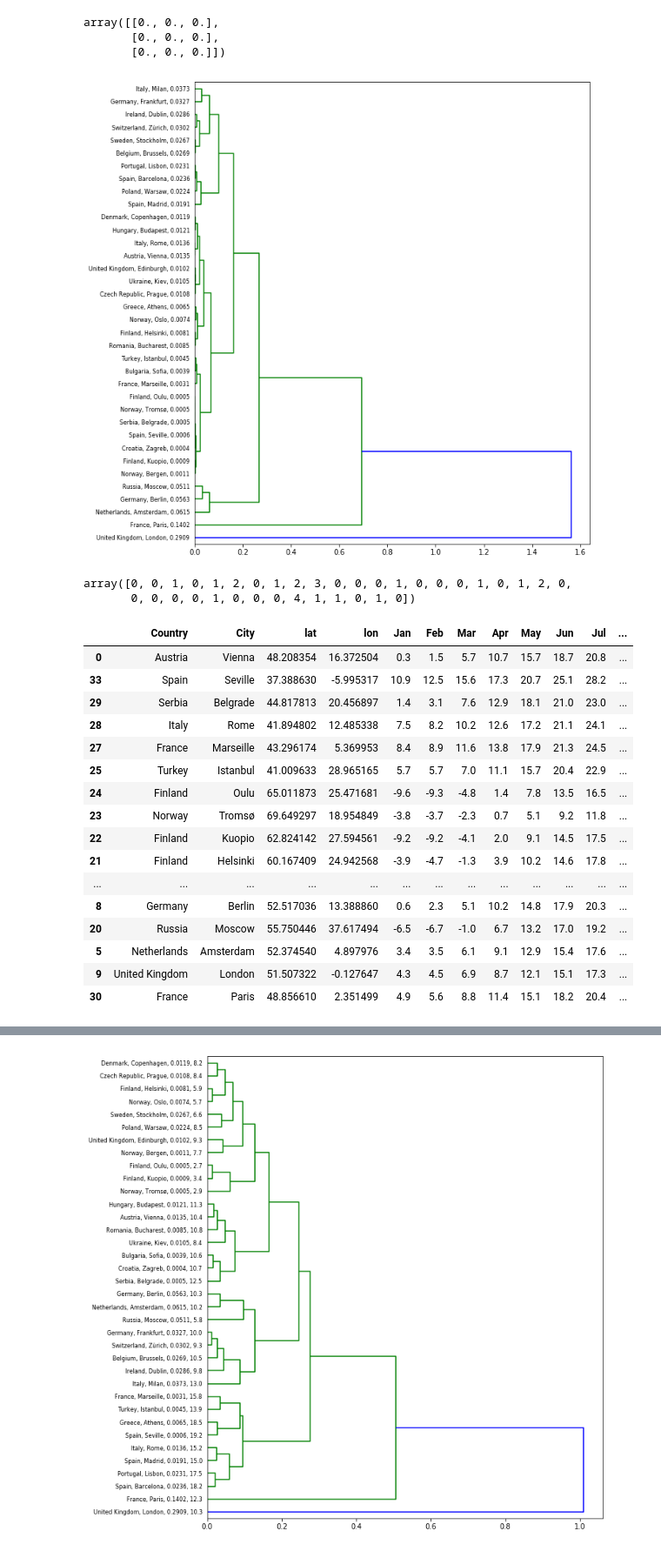
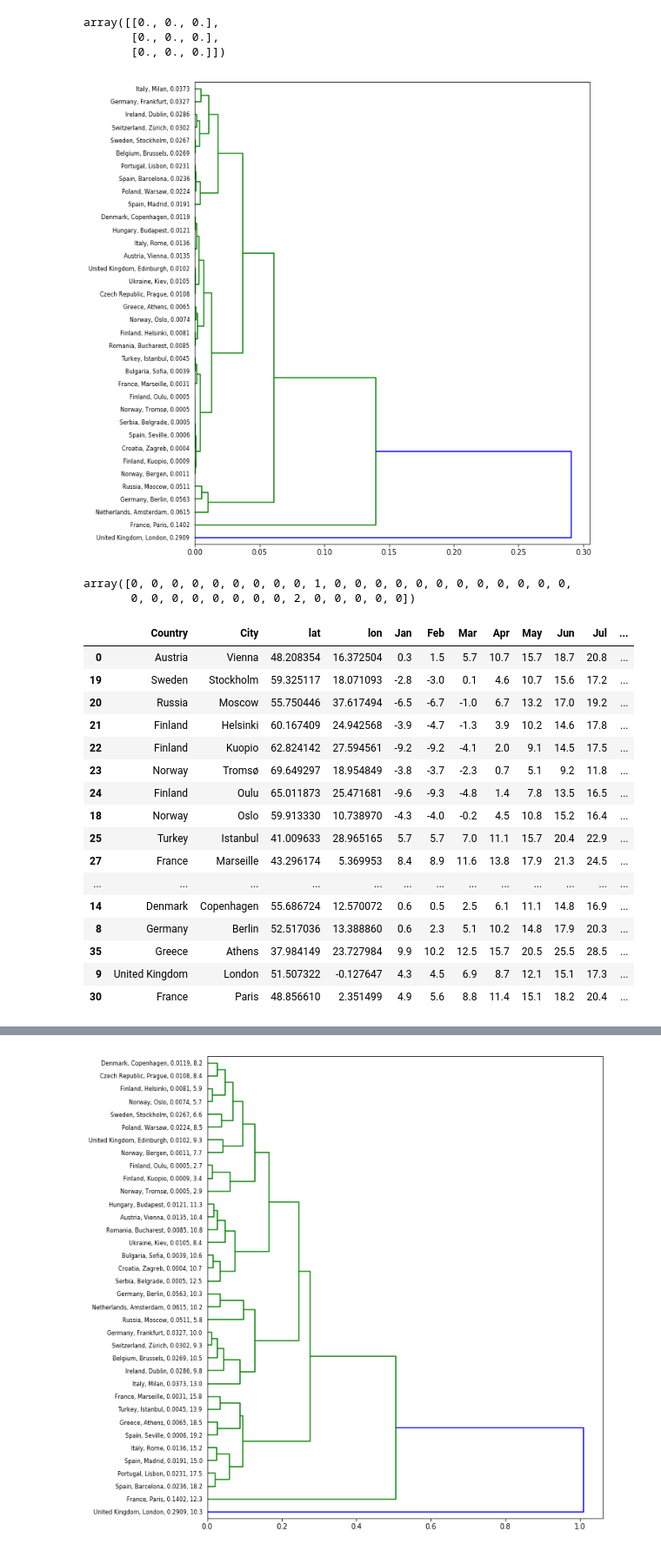
Before and after one commit to rareal/Coursera_Capstone, a Jupyter notebook: Final_project_tests.ipynb, the cells around one changed output, grey strips where cells are left out. Shown at 87% size. Cells and saved outputs as stored; diff of their text form; code cells hidden in the pictures.

```diff
--- a/Final_project_tests.ipynb
+++ b/Final_project_tests.ipynb
@@ -506,46 +510,46 @@ array([[0., 0., 0.],
 # %%
 # labels = ttable.City.values
 df = tllj_table2
 labels = ['{}, {}, {:.4f}'.format(df.Country[i],df.City[i],df.job_index[i]) for i in range(len(df.City.values))]
 x = tllj_table2.iloc[:,-1].values
 # data is already normalized
 # x = StandardScaler().fit_transform(x)
 
 dx = pdist(x.reshape(len(x),1))  # pdist needs a 2D array, so I need to reshape the 1D array to a nested like [[1],[2],[3]]
 #dx = pdist(x,wminkowski,2,[1,1,0.1])
-cdx = squareform(dx)
-ccdx = hierarchy.complete(cdx)
+#cdx = squareform(dx)
+ccdx = hierarchy.complete(dx)
 plt.figure(figsize=(10,12))
 
 R = hierarchy.dendrogram(ccdx,labels=labels,orientation='right')
 
 plt.show()
 # %% [output]
-[figure, old version]
+[figure, new version]
 # %%
 hierarchy.cut_tree(ccdx,height=0.1).flatten()
 # %% [output]
-array([0, 0, 1, 0, 1, 2, 0, 1, 2, 3, 0, 0, 0, 1, 0, 0, 0, 1, 0, 1, 2, 0,
-       0, 0, 0, 0, 1, 0, 0, 0, 4, 1, 1, 0, 1, 0])
+array([0, 0, 0, 0, 0, 0, 0, 0, 0, 1, 0, 0, 0, 0, 0, 0, 0, 0, 0, 0, 0, 0,
+       0, 0, 0, 0, 0, 0, 0, 0, 2, 0, 0, 0, 0, 0])
 # %%
 jcl = pd.DataFrame({'job_cluster':hierarchy.cut_tree(ccdx,height=0.1).flatten()})
 pd.concat([tllj_table2,jcl],axis=1).sort_values(by='job_cluster')
 # %% [output]
 |  | Country | City | lat | lon | Jan | Feb | Mar | Apr | May | Jun | Jul | ... |
 | 0 | Austria | Vienna | 48.208354 | 16.372504 | 0.3 | 1.5 | 5.7 | 10.7 | 15.7 | 18.7 | 20.8 | ... |
-| 33 | Spain | Seville | 37.388630 | -5.995317 | 10.9 | 12.5 | 15.6 | 17.3 | 20.7 | 25.1 | 28.2 | ... |
-| 29 | Serbia | Belgrade | 44.817813 | 20.456897 | 1.4 | 3.1 | 7.6 | 12.9 | 18.1 | 21.0 | 23.0 | ... |
-| 28 | Italy | Rome | 41.894802 | 12.485338 | 7.5 | 8.2 | 10.2 | 12.6 | 17.2 | 21.1 | 24.1 | ... |
+| 19 | Sweden | Stockholm | 59.325117 | 18.071093 | -2.8 | -3.0 | 0.1 | 4.6 | 10.7 | 15.6 | 17.2 | ... |
+| 20 | Russia | Moscow | 55.750446 | 37.617494 | -6.5 | -6.7 | -1.0 | 6.7 | 13.2 | 17.0 | 19.2 | ... |
+| 21 | Finland | Helsinki | 60.167409 | 24.942568 | -3.9 | -4.7 | -1.3 | 3.9 | 10.2 | 14.6 | 17.8 | ... |
+| 22 | Finland | Kuopio | 62.824142 | 27.594561 | -9.2 | -9.2 | -4.1 | 2.0 | 9.1 | 14.5 | 17.5 | ... |
+| 23 | Norway | Tromsø | 69.649297 | 18.954849 | -3.8 | -3.7 | -2.3 | 0.7 | 5.1 | 9.2 | 11.8 | ... |
+| 24 | Finland | Oulu | 65.011873 | 25.471681 | -9.6 | -9.3 | -4.8 | 1.4 | 7.8 | 13.5 | 16.5 | ... |
+| 18 | Norway | Oslo | 59.913330 | 10.738970 | -4.3 | -4.0 | -0.2 | 4.5 | 10.8 | 15.2 | 16.4 | ... |
+| 25 | Turkey | Istanbul | 41.009633 | 28.965165 | 5.7 | 5.7 | 7.0 | 11.1 | 15.7 | 20.4 | 22.9 | ... |
 | 27 | France | Marseille | 43.296174 | 5.369953 | 8.4 | 8.9 | 11.6 | 13.8 | 17.9 | 21.3 | 24.5 | ... |
-| 25 | Turkey | Istanbul | 41.009633 | 28.965165 | 5.7 | 5.7 | 7.0 | 11.1 | 15.7 | 20.4 | 22.9 | ... |
-| 24 | Finland | Oulu | 65.011873 | 25.471681 | -9.6 | -9.3 | -4.8 | 1.4 | 7.8 | 13.5 | 16.5 | ... |
-| 23 | Norway | Tromsø | 69.649297 | 18.954849 | -3.8 | -3.7 | -2.3 | 0.7 | 5.1 | 9.2 | 11.8 | ... |
-| 22 | Finland | Kuopio | 62.824142 | 27.594561 | -9.2 | -9.2 | -4.1 | 2.0 | 9.1 | 14.5 | 17.5 | ... |
-| 21 | Finland | Helsinki | 60.167409 | 24.942568 | -3.9 | -4.7 | -1.3 | 3.9 | 10.2 | 14.6 | 17.8 | ... |
 | ... | ... | ... | ... | ... | ... | ... | ... | ... | ... | ... | ... | ... |
+| 14 | Denmark | Copenhagen | 55.686724 | 12.570072 | 0.6 | 0.5 | 2.5 | 6.1 | 11.1 | 14.8 | 16.9 | ... |
 | 8 | Germany | Berlin | 52.517036 | 13.388860 | 0.6 | 2.3 | 5.1 | 10.2 | 14.8 | 17.9 | 20.3 | ... |
-| 20 | Russia | Moscow | 55.750446 | 37.617494 | -6.5 | -6.7 | -1.0 | 6.7 | 13.2 | 17.0 | 19.2 | ... |
-| 5 | Netherlands | Amsterdam | 52.374540 | 4.897976 | 3.4 | 3.5 | 6.1 | 9.1 | 12.9 | 15.4 | 17.6 | ... |
+| 35 | Greece | Athens | 37.984149 | 23.727984 | 9.9 | 10.2 | 12.5 | 15.7 | 20.5 | 25.5 | 28.5 | ... |
 | 9 | United Kingdom | London | 51.507322 | -0.127647 | 4.3 | 4.5 | 6.9 | 8.7 | 12.1 | 15.1 | 17.3 | ... |
 | 30 | France | Paris | 48.856610 | 2.351499 | 4.9 | 5.6 | 8.8 | 11.4 | 15.1 | 18.2 | 20.4 | ... |
 # %%
```
Also changed, not shown: parts of 10 cells of this notebook, 1 other file.
